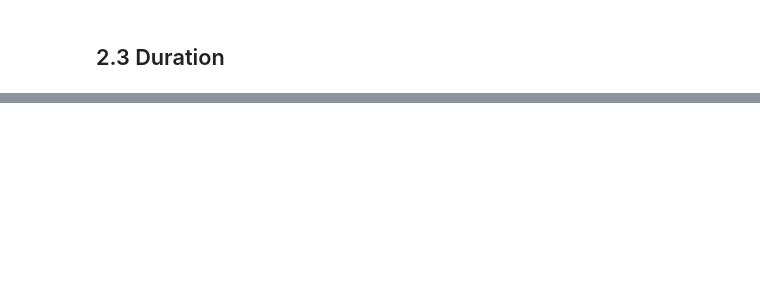
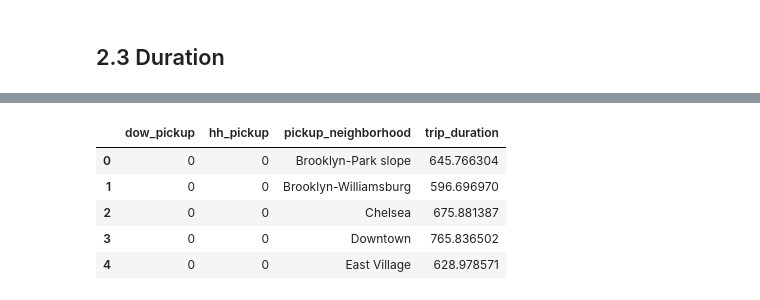
Before and after one commit to smbayo/NYC-Taxi, a Jupyter notebook: 460_Final_Project_Analysis.ipynb, the cells around one changed output, grey strips where cells are left out. Drawn from its saved outputs; the diff is of its cells as text; code cells hidden in the pictures; blank space fills up the shorter version.

```diff
--- a/460_Final_Project_Analysis.ipynb
+++ b/460_Final_Project_Analysis.ipynb
@@ -700,0 +747,11 @@ df_taxi_demand.head(20)
+# %%
+df_taxi_duration = df_taxi_cleaned.groupby(['dow_pickup','hh_pickup','pickup_neighborhood'], as_index=False)['trip_duration'].mean()
+# %%
+df_taxi_duration.head()
+# %% [output]
+|  | dow_pickup | hh_pickup | pickup_neighborhood | trip_duration |
+| 0 | 0 | 0 | Brooklyn-Park slope | 645.766304 |
+| 1 | 0 | 0 | Brooklyn-Williamsburg | 596.696970 |
+| 2 | 0 | 0 | Chelsea | 675.881387 |
+| 3 | 0 | 0 | Downtown | 765.836502 |
+| 4 | 0 | 0 | East Village | 628.978571 |
```
Also changed, not shown: parts of 4 cells of this notebook.
